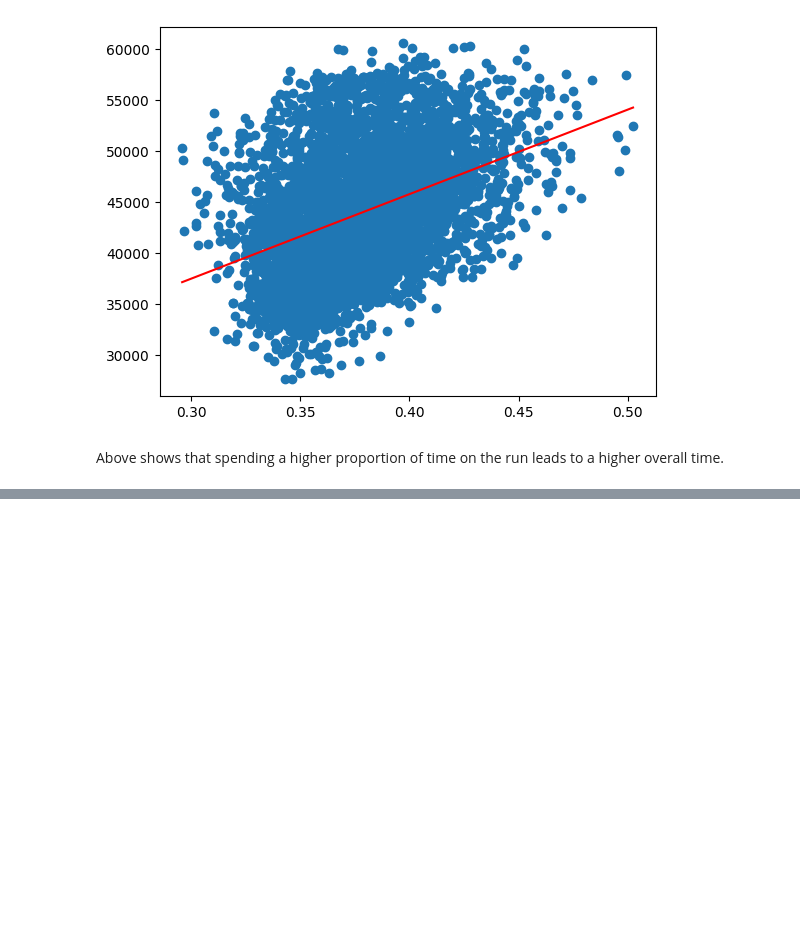
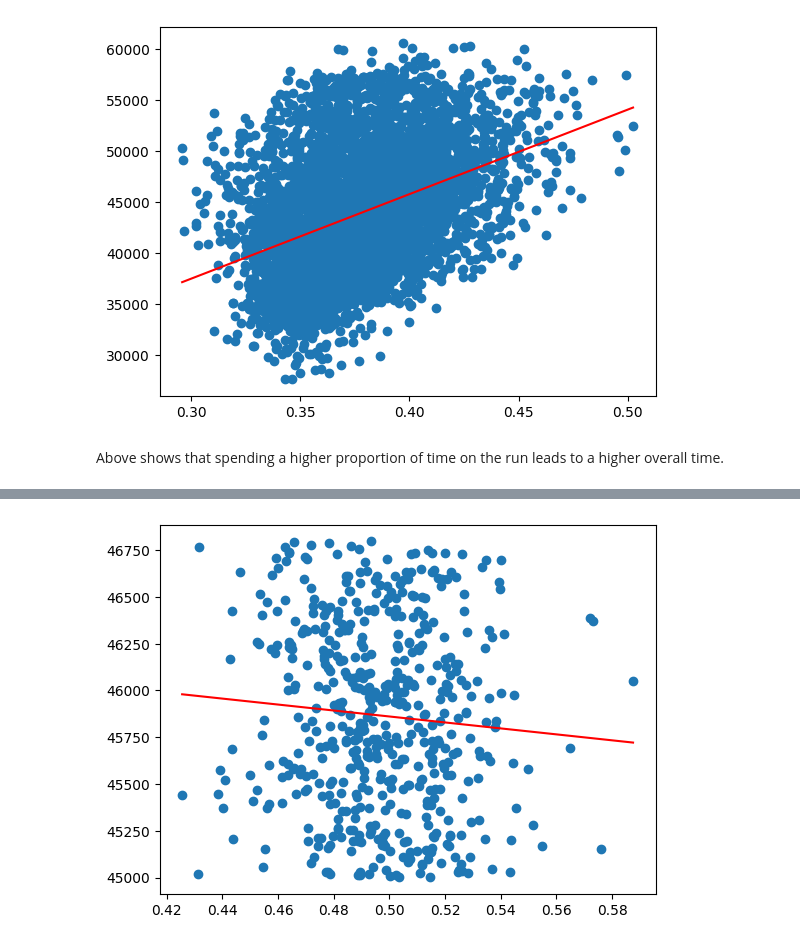
Before and after one commit to Codeiwomple/im_analysis, a Jupyter notebook: imabs.ipynb, the cells around one changed output, grey strips where cells are left out. Saved outputs shown, nothing was run; the diff lists cells and outputs as text; code cells hidden in the pictures; blank space fills up the shorter version.

```diff
--- a/imabs.ipynb
+++ b/imabs.ipynb
@@ -228,0 +305,5 @@ Above shows that spending a higher proportion of time on the run leads to a high
+# %%
+# Proportion of time on bike vs overall time
+plot_scatter(df2['Bike pro'], df2['Overall Time'])
+# %% [output]
+[figure, added]
```
Also changed, not shown: parts of 15 cells of this notebook.
